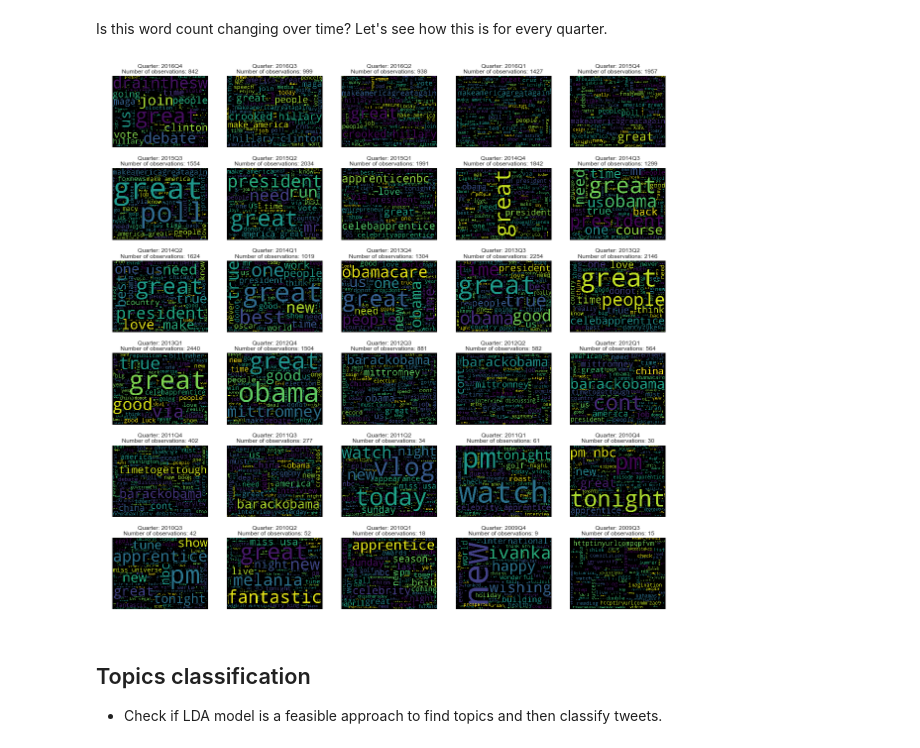
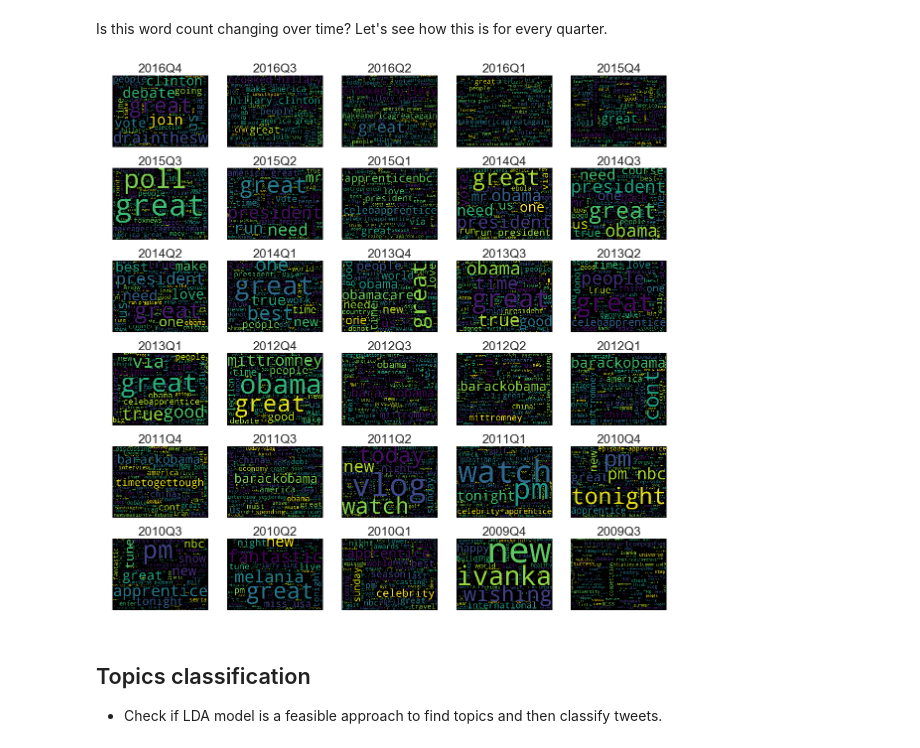
Before and after one commit to atulkumarin/project, a Jupyter notebook: analysis/Project-MileStone2-Updated.ipynb, the cells around one changed output. Cells and saved outputs as stored; diff of their text form; code cells hidden in the pictures.

```diff
--- a/analysis/Project-MileStone2-Updated.ipynb
+++ b/analysis/Project-MileStone2-Updated.ipynb
@@ -46,4 +46,6 @@ import warnings
 warnings.filterwarnings('ignore')
 
 plots_args = {'fontsize': 14, 'color': '#9370DB'}
+
+FIGURE_FOLDER = '../history/figures/'
 # %% [output]
@@ -385,18 +395,19 @@ Is this word count changing over time? Let's see how this is for every quarter.
 # %%
 cohorts = df['quarter_cohort'].unique()[3:-1]
 
 f, ax = plt.subplots(6, 5, figsize=(20, 20))
 positions = np.array(range(30)).reshape(6, 5)
 for num_c, c in enumerate(cohorts):
     pos = np.where(positions==num_c)
 
     tweets_cohort = df[df['quarter_cohort']==c]['clean_text']
     cloud = WordCloud(width=1440, height=1080).generate(' '.join(tweets_cohort));
     ax[pos[0][0], pos[1][0]].imshow(cloud);
-    ax[pos[0][0], pos[1][0]].set_title('Quarter: {c}\nNumber of observations: {n}'.format(c=c, n=len(tweets_cohort)))
+    ax[pos[0][0], pos[1][0]].set_title('{c}'.format(c=c), fontsize=25)
     ax[pos[0][0], pos[1][0]].axis('off')
+plt.savefig(FIGURE_FOLDER + 'word_cloud_by_semestre.png')
 # %% [output]
-[figure, old version]
+[figure, new version]
 # %% [markdown]
 ## Topics classification
 
```
Also changed, not shown: parts of 5 cells of this notebook, 7 other files.
